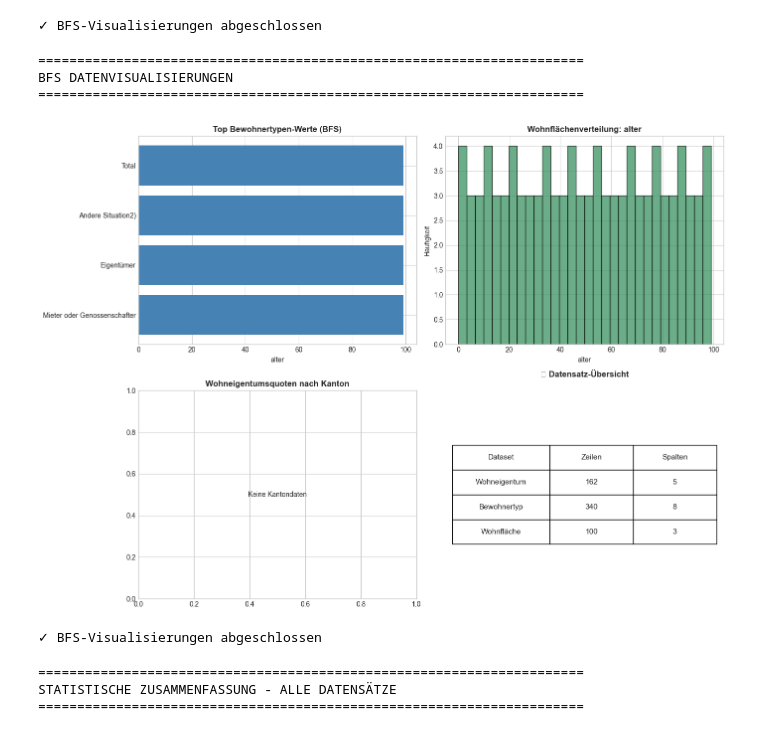
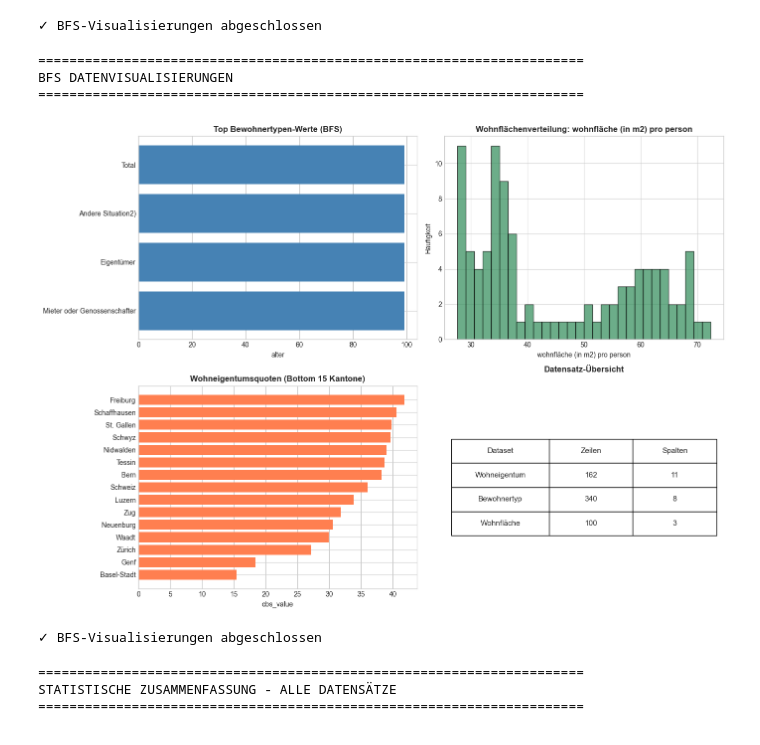
Before and after one commit to javi36/PODSV_Visualisierungsprojekt, a Jupyter notebook: eda/eda_whoowns.ipynb, the cells around one changed output. Saved outputs shown, nothing was run; the diff lists cells and outputs as text; code cells hidden in the pictures.

```diff
--- a/eda/eda_whoowns.ipynb
+++ b/eda/eda_whoowns.ipynb
@@ -295,7 +328,6 @@ numeric_cols_bt = bewohnertyp.select_dtypes(include=[np.number]).columns
 if len(numeric_cols_bt) > 0:
     bt_col = numeric_cols_bt[0]
     bewohnertyp_top = bewohnertyp.nlargest(10, bt_col)
-    # Versuche einen Label-Spalte zu finden
     label_cols = [col for col in bewohnertyp.columns if col.lower() in ['name', 'label', 'category', 'bewohnertyp', 'type']]
     if label_cols:
         label_col = label_cols[0]
@@ -311,7 +343,7 @@ axes[0, 0].set_title('Top Bewohnertypen-Werte (BFS)', fontweight='bold')
 # 2. Wohnflächenverteilung
 numeric_cols_wf = wohnflaeche.select_dtypes(include=[np.number]).columns
 if len(numeric_cols_wf) > 0:
-    wf_col = numeric_cols_wf[0]
+    wf_col = 'wohnfläche (in m2) pro person' if 'wohnfläche (in m2) pro person' in numeric_cols_wf else numeric_cols_wf[0]
     wf_data = wohnflaeche[wf_col].dropna()
     axes[0, 1].hist(wf_data, bins=30, color='seagreen', edgecolor='black', alpha=0.7)
     axes[0, 1].set_title(f'Wohnflächenverteilung: {wf_col}', fontweight='bold')
@@ -321,43 +353,49 @@ else:
     axes[0, 1].text(0.5, 0.5, 'Keine numerischen Spalten', ha='center', va='center')
     axes[0, 1].set_title('Wohnflächenverteilung (BFS)', fontweight='bold')
 
-# 3. Wohneigentumsquote nach Kanton
+# 3. Wohneigentumsquote nach Kanton mit GEO-Labels
 numeric_cols_we = wohneigentum.select_dtypes(include=[np.number]).columns
-if len(numeric_cols_we) > 0 and 'kanton' in wohneigentum.columns.str.lower():
-    kanton_col = [col for col in wohneigentum.columns if 'kanton' in col.lower()][0]
-    we_col = numeric_cols_we[0]
-    sorted_we = wohneigentum.sort_values(we_col, ascending=True, na_position='last').head(15)
-    axes[1, 0].barh(sorted_we[kanton_col].astype(str), sorted_we[we_col], color='coral')
+if len(numeric_cols_we) > 0 and 'kanton_label' in wohneigentum.columns:
+    we_col = 'obs_value' if 'obs_value' in numeric_cols_we else numeric_cols_we[0]
+    sorted_we = (
+        wohneigentum[['kanton_label', we_col]]
+        .dropna()
+        .groupby('kanton_label', as_index=False)[we_col]
+        .mean()
+        .sort_values(we_col, ascending=True)
+        .head(15)
+    )
+    axes[1, 0].barh(sorted_we['kanton_label'].astype(str), sorted_we[we_col], color='coral')
     axes[1, 0].set_xlabel(f'{we_col}')
     axes[1, 0].set_title('Wohneigentumsquoten (Bottom 15 Kantone)', fontweight='bold')
 else:
     axes[1, 0].text(0.5, 0.5, 'Keine Kantondaten', ha='center', va='center')
     axes[1, 0].set_title('Wohneigentumsquoten nach Kanton', fontweight='bold')
 
 # 4. Datensatz-Übersicht
 summary_data = {
     'Dataset': ['Wohneigentum', 'Bewohnertyp', 'Wohnfläche'],
     'Zeilen': [wohneigentum.shape[0], bewohnertyp.shape[0], wohnflaeche.shape[0]],
     'Spalten': [wohneigentum.shape[1], bewohnertyp.shape[1], wohnflaeche.shape[1]]
 }
 summary_df = pd.DataFrame(summary_data)
 axes[1, 1].axis('off')
 table = axes[1, 1].table(cellText=summary_df.values, colLabels=summary_df.columns,
                           cellLoc='center', loc='center', colWidths=[0.35, 0.3, 0.3])
 table.auto_set_font_size(False)
 table.set_fontsize(11)
 table.scale(1, 2.5)
-axes[1, 1].set_title('📊 Datensatz-Übersicht', fontweight='bold', pad=20)
+axes[1, 1].set_title('Datensatz-Übersicht', fontweight='bold', pad=20)
 
 plt.tight_layout()
 plt.show()
 
 print("\n✓ BFS-Visualisierungen abgeschlossen")
 # %% [output]
 ======================================================================
 BFS DATENVISUALISIERUNGEN
 ======================================================================
-[figure, old version]
+[figure, new version]
 ✓ BFS-Visualisierungen abgeschlossen
 # %%
 # Abschließende statistische Zusammenfassung und Erkenntnisse
```
Also changed, not shown: parts of 3 cells of this notebook, 2 other files.
